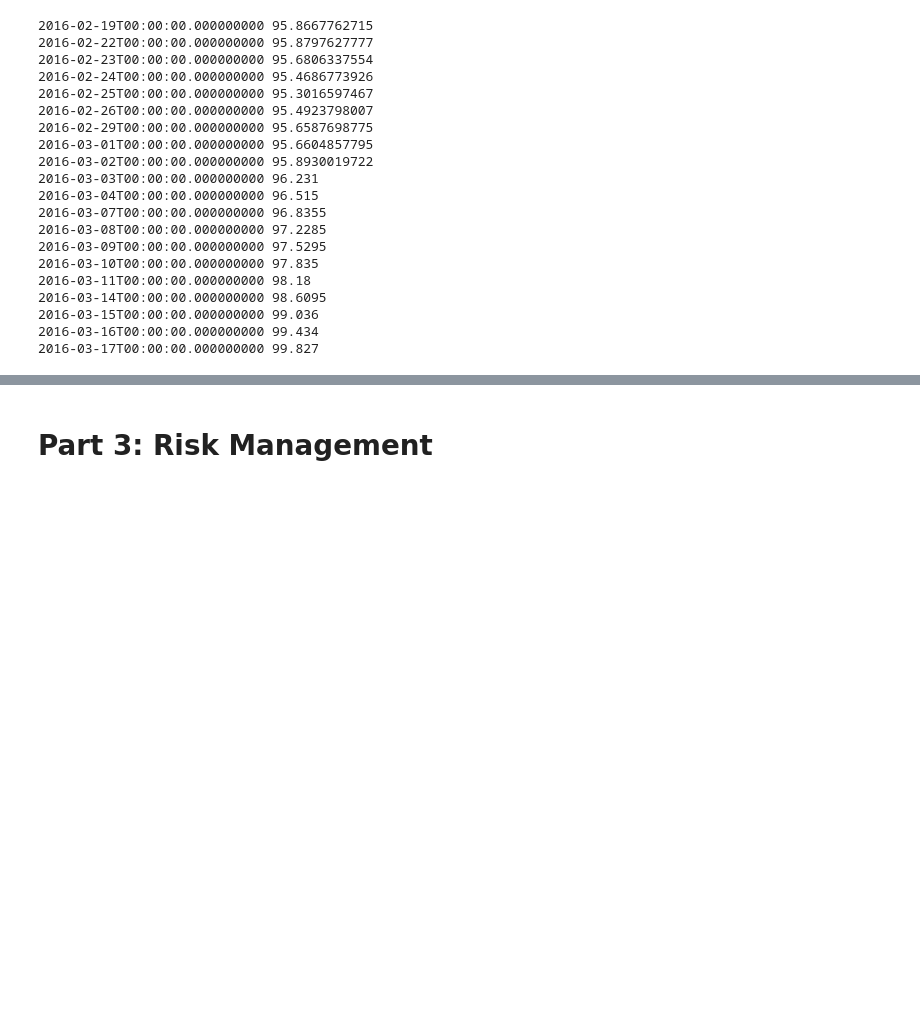
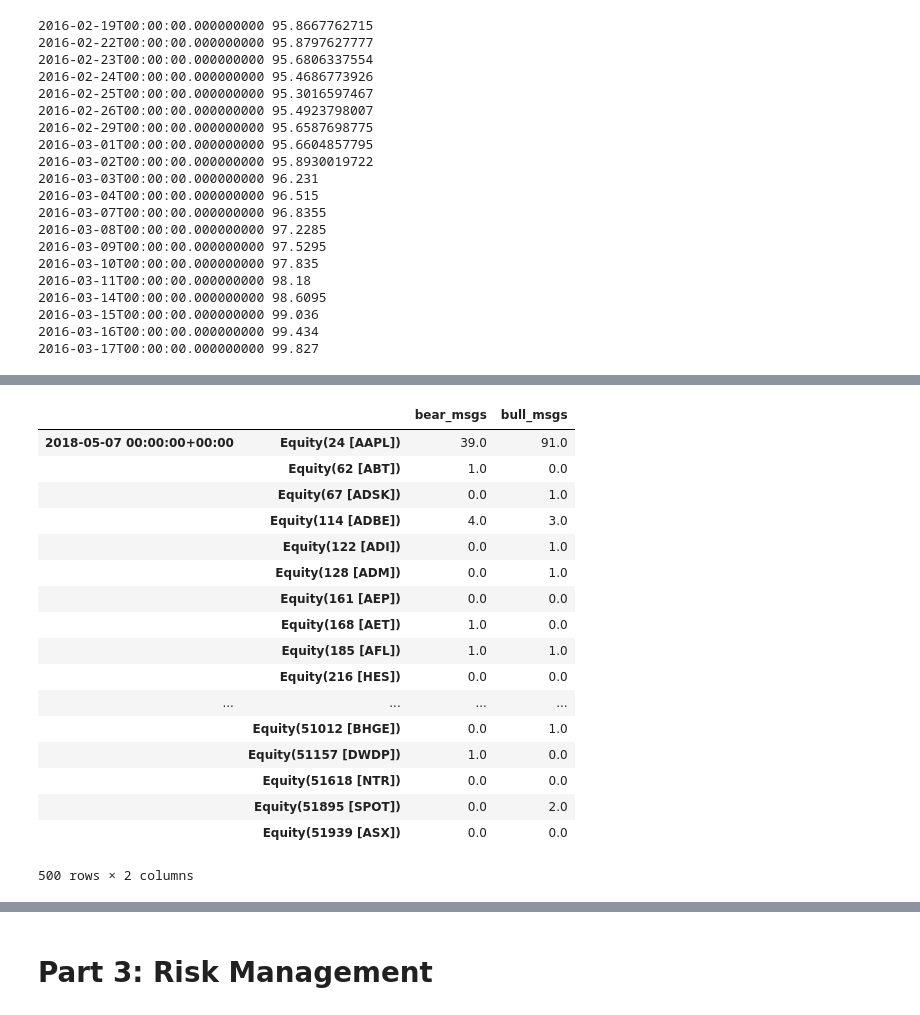
Before and after one commit to rodler/odsc2018, a Jupyter notebook: TradingForDataScientists.ipynb, the cells around one changed output, grey strips where cells are left out. Saved outputs shown, nothing was run; the diff lists cells and outputs as text; code cells hidden in the pictures; blank space fills up the shorter version.

```diff
--- a/TradingForDataScientists.ipynb
+++ b/TradingForDataScientists.ipynb
@@ -327,0 +332,6 @@ for i in range(200,220):
+# %%
+from quantopian.pipeline.factors.morningstar import MarketCap
+
+mcap = MarketCap()
+mktcap = mcap.top(500)
+mktcap_rank = mcap.rank().bottom(5)
@@ -327,0 +340,2 @@ for i in range(200,220):
+# %%
+sma = SimpleMovingAverage(inputs=[USEquityPricing.close],window_length=20,mask=mktcap)
@@ -327,0 +411,31 @@ for i in range(200,220):
+# %%
+from quantopian.pipeline.data.psychsignal import stocktwits_limited_free
+
+my_pipe = Pipeline({'sma':sma,
+                    'price':USEquityPricing.close.latest,
+                    'diff':diff,
+                    'mcap':mcap,
+                    'bull_msg':stocktwits_limited_free.bull_scored_messages.latest,
+                    'bear_msg':stocktwits_limited_free.bear_scored_messages.latest},
+                    screen=mktcap)
+
+run_pipeline(sent_pipe, '2018-05-05', '2018-05-05')
+# %% [output]
+|  |  | bear_msgs | bull_msgs |
+| 2018-05-07 00:00:00+00:00 | Equity(24 [AAPL]) | 39.0 | 91.0 |
+|  | Equity(62 [ABT]) | 1.0 | 0.0 |
+|  | Equity(67 [ADSK]) | 0.0 | 1.0 |
+|  | Equity(114 [ADBE]) | 4.0 | 3.0 |
+|  | Equity(122 [ADI]) | 0.0 | 1.0 |
+|  | Equity(128 [ADM]) | 0.0 | 1.0 |
+|  | Equity(161 [AEP]) | 0.0 | 0.0 |
+|  | Equity(168 [AET]) | 1.0 | 0.0 |
+|  | Equity(185 [AFL]) | 1.0 | 1.0 |
+|  | Equity(216 [HES]) | 0.0 | 0.0 |
+| ... | ... | ... | ... |
+|  | Equity(51012 [BHGE]) | 0.0 | 1.0 |
+|  | Equity(51157 [DWDP]) | 1.0 | 0.0 |
+|  | Equity(51618 [NTR]) | 0.0 | 0.0 |
+|  | Equity(51895 [SPOT]) | 0.0 | 2.0 |
+|  | Equity(51939 [ASX]) | 0.0 | 0.0 |
+500 rows × 2 columns
```
Also changed, not shown: parts of 31 cells of this notebook, 1 other file.
